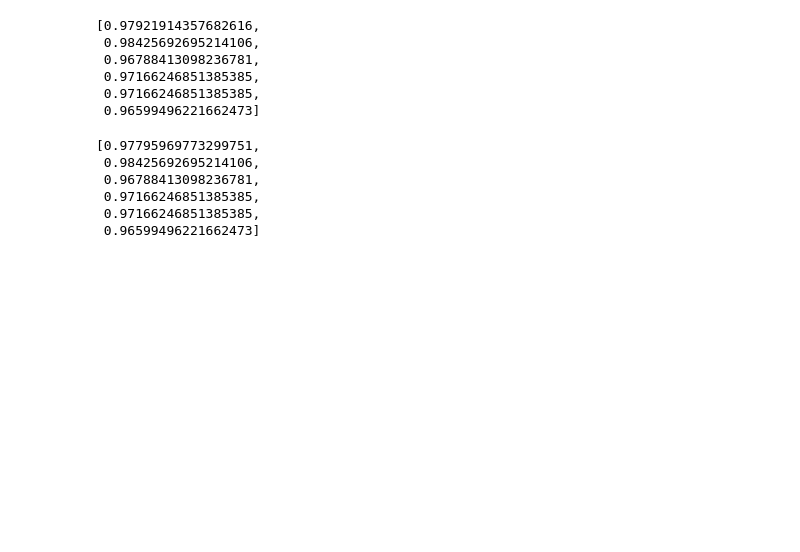
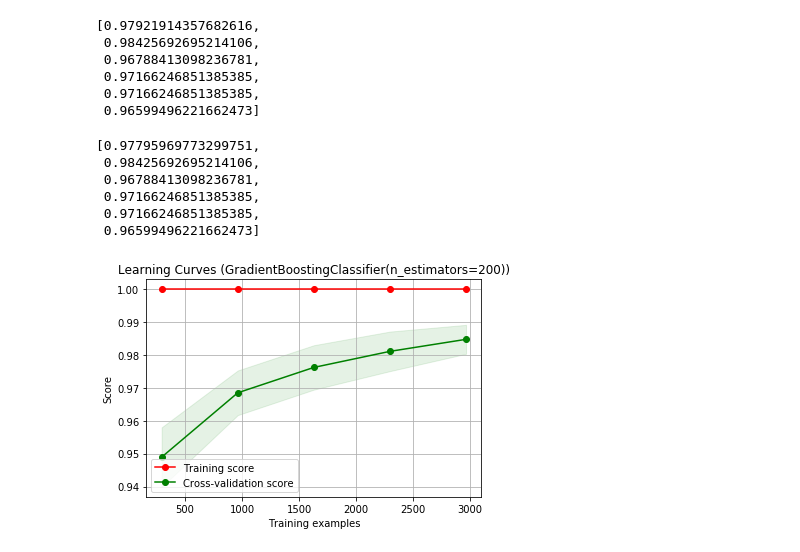
Before and after one commit to ChuangPoPO/python_textbook_practice, a Jupyter notebook: Kaggle_Human Activity Recognition with Smartphones/Get features.ipynb, the cells around one changed output. Saved outputs shown, nothing was run; the diff lists cells and outputs as text; code cells hidden in the pictures; blank space fills up the shorter version.

Commit message:
Plot Learning Curve

```diff
--- a/Kaggle_Human Activity Recognition with Smartphones/Get features.ipynb
+++ b/Kaggle_Human Activity Recognition with Smartphones/Get features.ipynb
@@ -668,0 +747,9 @@ out_accuracy_final_test
+# %%
+title = "Learning Curves (GradientBoostingClassifier(n_estimators=200))"
+cv = ShuffleSplit(n_splits=100, test_size=0.2, random_state=0)
+estimator = GradientBoostingClassifier(n_estimators=200)
+
+plot_learning_curve(estimator, title, f_X_train, y_train, cv=cv, n_jobs=1, train_sizes=np.linspace(.1, 1.0, 5))
+plt.show()
+# %% [output]
+[figure, added]
```
Also changed, not shown: parts of 5 cells of this notebook.
